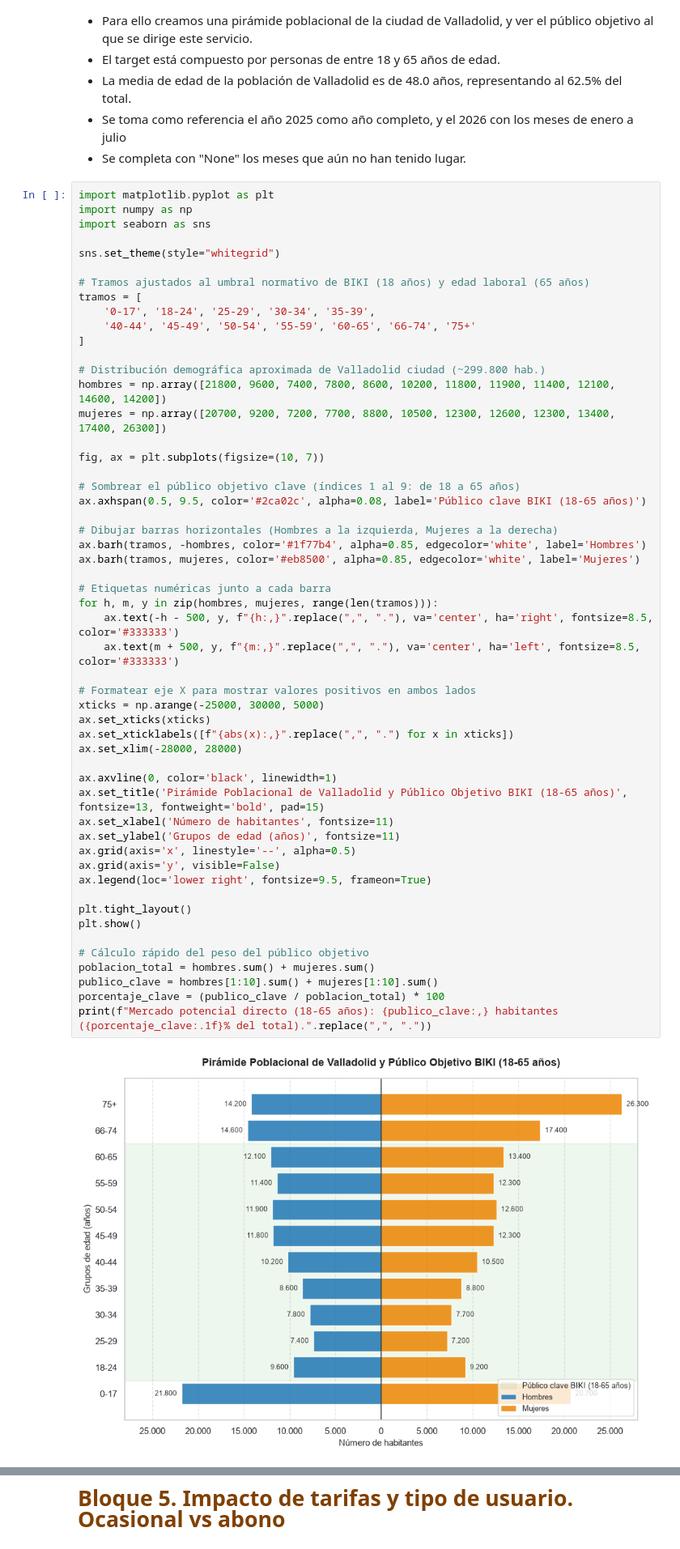
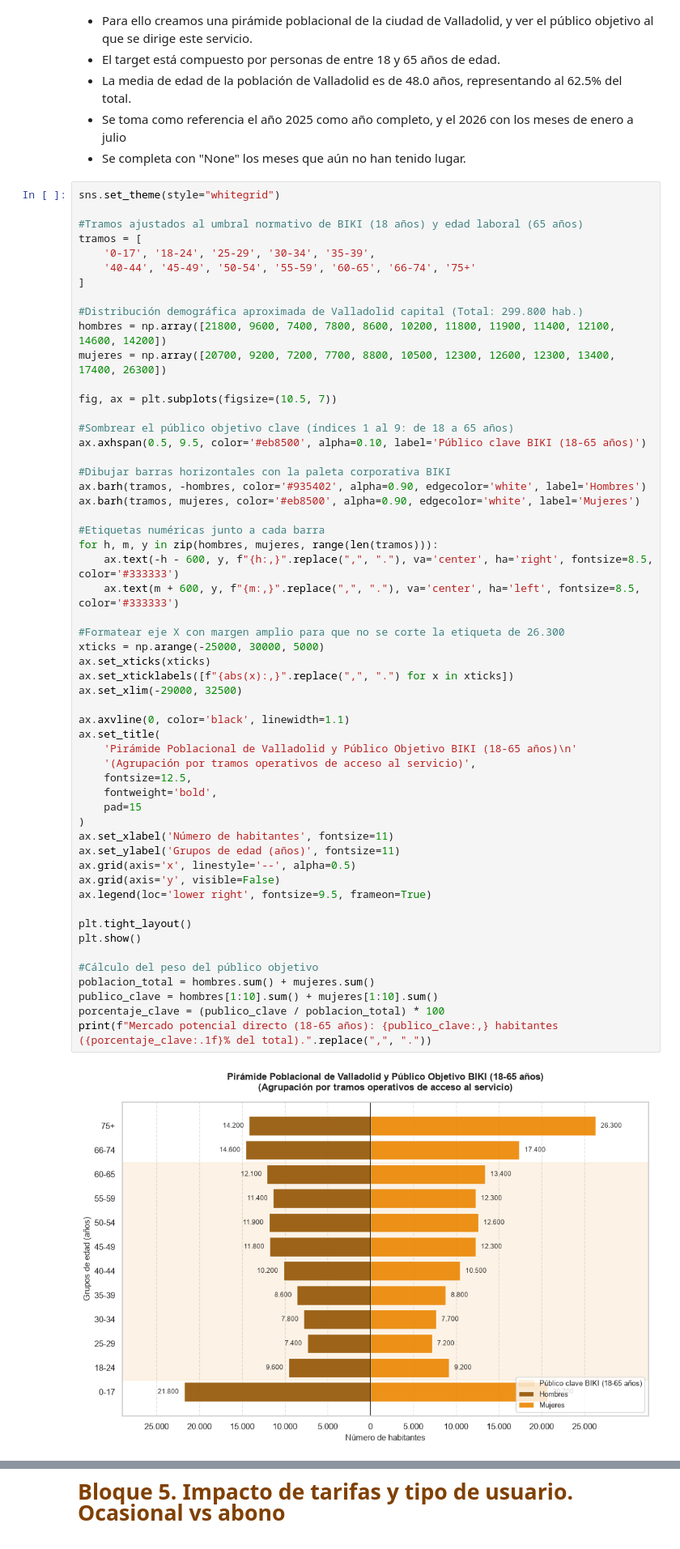
Before and after one commit to adrianamorchons/estudio_bicicletas_biki_valladolid, a Jupyter notebook: analisis_servicio_biki_valladolid.ipynb, the cells around one changed output, grey strips where cells are left out. Shown at 81% size. Drawn from its saved outputs; the diff is of its cells as text.

```diff
--- a/analisis_servicio_biki_valladolid.ipynb
+++ b/analisis_servicio_biki_valladolid.ipynb
@@ -670,59 +569,61 @@ Algunas conclusiones:
 - Se toma como referencia el año 2025 como año completo, y el 2026 con los meses de enero a julio
 - Se completa con "None" los meses que aún no han tenido lugar.
 # %%
-import matplotlib.pyplot as plt
-import numpy as np
-import seaborn as sns
-
 sns.set_theme(style="whitegrid")
 
-# Tramos ajustados al umbral normativo de BIKI (18 años) y edad laboral (65 años)
+#Tramos ajustados al umbral normativo de BIKI (18 años) y edad laboral (65 años)
 tramos = [
     '0-17', '18-24', '25-29', '30-34', '35-39',
     '40-44', '45-49', '50-54', '55-59', '60-65', '66-74', '75+'
 ]
 
-# Distribución demográfica aproximada de Valladolid ciudad (~299.800 hab.)
+#Distribución demográfica aproximada de Valladolid capital (Total: 299.800 hab.)
 hombres = np.array([21800, 9600, 7400, 7800, 8600, 10200, 11800, 11900, 11400, 12100, 14600, 14200])
 mujeres = np.array([20700, 9200, 7200, 7700, 8800, 10500, 12300, 12600, 12300, 13400, 17400, 26300])
 
-fig, ax = plt.subplots(figsize=(10, 7))
+fig, ax = plt.subplots(figsize=(10.5, 7))
 
-# Sombrear el público objetivo clave (índices 1 al 9: de 18 a 65 años)
-ax.axhspan(0.5, 9.5, color='#2ca02c', alpha=0.08, label='Público clave BIKI (18-65 años)')
+#Sombrear el público objetivo clave (índices 1 al 9: de 18 a 65 años)
+ax.axhspan(0.5, 9.5, color='#eb8500', alpha=0.10, label='Público clave BIKI (18-65 años)')
 
-# Dibujar barras horizontales (Hombres a la izquierda, Mujeres a la derecha)
-ax.barh(tramos, -hombres, color='#1f77b4', alpha=0.85, edgecolor='white', label='Hombres')
-ax.barh(tramos, mujeres, color='#eb8500', alpha=0.85, edgecolor='white', label='Mujeres')
+#Dibujar barras horizontales con la paleta corporativa BIKI
+ax.barh(tramos, -hombres, color='#935402', alpha=0.90, edgecolor='white', label='Hombres')
+ax.barh(tramos, mujeres, color='#eb8500', alpha=0.90, edgecolor='white', label='Mujeres')
 
-# Etiquetas numéricas junto a cada barra
+#Etiquetas numéricas junto a cada barra
 for h, m, y in zip(hombres, mujeres, range(len(tramos))):
-    ax.text(-h - 500, y, f"{h:,}".replace(",", "."), va='center', ha='right', fontsize=8.5, color='#333333')
-    ax.text(m + 500, y, f"{m:,}".replace(",", "."), va='center', ha='left', fontsize=8.5, color='#333333')
+    ax.text(-h - 600, y, f"{h:,}".replace(",", "."), va='center', ha='right', fontsize=8.5, color='#333333')
+    ax.text(m + 600, y, f"{m:,}".replace(",", "."), va='center', ha='left', fontsize=8.5, color='#333333')
 
-# Formatear eje X para mostrar valores positivos en ambos lados
+#Formatear eje X con margen amplio para que no se corte la etiqueta de 26.300
 xticks = np.arange(-25000, 30000, 5000)
 ax.set_xticks(xticks)
 ax.set_xticklabels([f"{abs(x):,}".replace(",", ".") for x in xticks])
-ax.set_xlim(-28000, 28000)
+ax.set_xlim(-29000, 32500)
 
-ax.axvline(0, color='black', linewidth=1)
-ax.set_title('Pirámide Poblacional de Valladolid y Público Objetivo BIKI (18-65 años)', fontsize=13, fontweight='bold', pad=15)
+ax.axvline(0, color='black', linewidth=1.1)
+ax.set_title(
+    'Pirámide Poblacional de Valladolid y Público Objetivo BIKI (18-65 años)\n'
+    '(Agrupación por tramos operativos de acceso al servicio)',
+    fontsize=12.5,
+    fontweight='bold',
+    pad=15
+)
 ax.set_xlabel('Número de habitantes', fontsize=11)
 ax.set_ylabel('Grupos de edad (años)', fontsize=11)
 ax.grid(axis='x', linestyle='--', alpha=0.5)
 ax.grid(axis='y', visible=False)
 ax.legend(loc='lower right', fontsize=9.5, frameon=True)
 
 plt.tight_layout()
 plt.show()
 
-# Cálculo rápido del peso del público objetivo
+#Cálculo del peso del público objetivo
 poblacion_total = hombres.sum() + mujeres.sum()
 publico_clave = hombres[1:10].sum() + mujeres[1:10].sum()
 porcentaje_clave = (publico_clave / poblacion_total) * 100
 print(f"Mercado potencial directo (18-65 años): {publico_clave:,} habitantes ({porcentaje_clave:.1f}% del total).".replace(",", "."))
 # %% [output]
-[figure, old version]
+[figure, new version]
 Mercado potencial directo (18-65 años): 184.800 habitantes (61.6% del total).
 # %%
```
Also changed, not shown: parts of 52 cells of this notebook.
